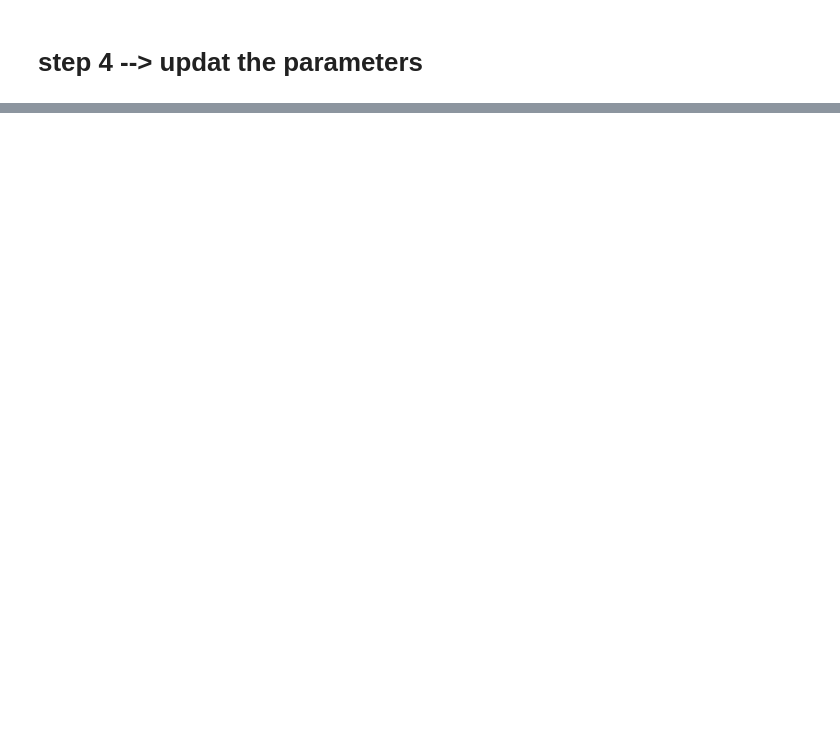
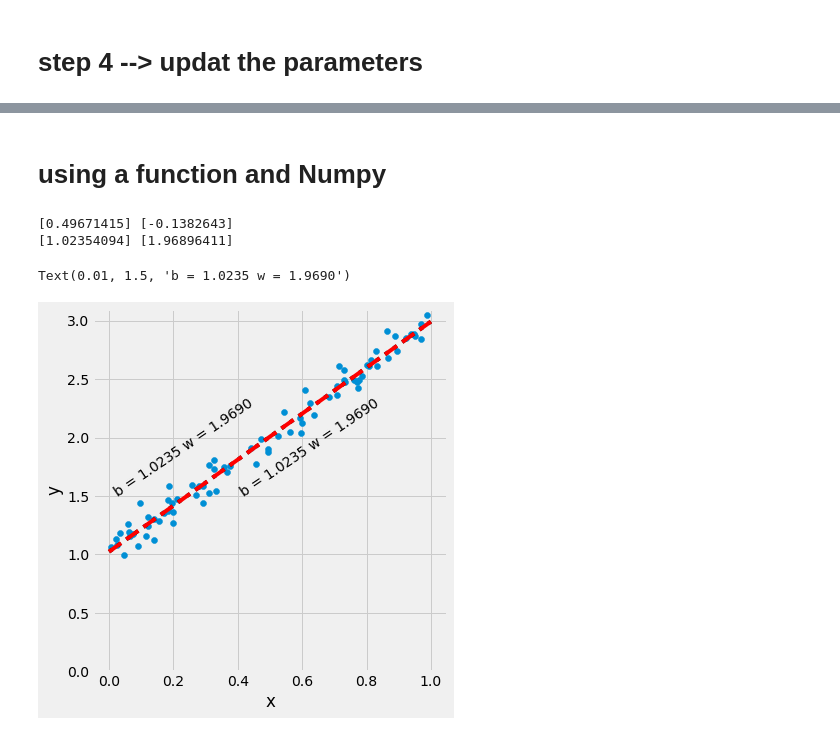
Before and after one commit to raviakasapu/DeepLearningPyTorch, a Jupyter notebook: Deep_Learning_with_PyTorch_01_Regression.ipynb, the cells around one changed output, grey strips where cells are left out. Drawn from its saved outputs; the diff is of its cells as text; code cells hidden in the pictures; blank space fills up the shorter version.

```diff
--- a/Deep_Learning_with_PyTorch_01_Regression.ipynb
+++ b/Deep_Learning_with_PyTorch_01_Regression.ipynb
@@ -153,0 +139,28 @@ print(b,w)
+# %% [markdown]
+# using a function and Numpy
+# %%
+np.random.seed(42)
+b = np.random.randn(1)
+w = np.random.randn(1)
+
+print(b,w)
+
+lr = 0.1
+n_epochs = 1000
+
+for epoch in range(n_epochs):
+  yhat = b + w * x_train
+
+  error = (yhat - y_train)
+  loss = (error ** 2 ).mean()
+
+  b_grad = 2 * error.mean()
+  w_grad = 2 * (x_train * error).mean()
+
+  b = b - lr * b_grad
+  w = w - lr * w_grad
+
+print(b,w)
+# %% [output]
+[0.49671415] [-0.1382643]
+[1.02354094] [1.96896411]
@@ -153,0 +174,26 @@ print(b,w)
+# %%
+fig, ax = plt.subplots(1, 1, figsize=(6, 6))
+ax.set_xlabel('x')
+ax.set_ylabel('y')
+ax.set_ylim([0, 3.1])
+
+# Dataset
+ax.scatter(x_train, y_train)
+fig.tight_layout()
+
+x_range = np.linspace(0, 1, 101)
+
+regression = LinearRegression()
+regression.fit(x_train, y_train)
+b_minimum, w_minimum = regression.intercept_[0], regression.coef_[0][0]
+
+yhat_range = b_minimum + w_minimum * x_range
+ax.plot(x_range, yhat_range, label='Final model\'s predictions', c='k', linestyle=':')
+ax.annotate('b = {:.4f} w = {:.4f}'.format(b_minimum, w_minimum), xy=(.4, 1.5), c='k', rotation=34)
+
+yhat_pred = b + w * x_range
+ax.plot(x_range, yhat_pred, label='Final model\'s predictions', c='k', linestyle='--',color='r')
+ax.annotate('b = {:.4f} w = {:.4f}'.format(b[0], w[0]), xy=(.01, 1.5), c='k', rotation=34,color='r')
+# %% [output]
+Text(0.01, 1.5, 'b = 1.0235 w = 1.9690')
+[figure, added]
```
Also changed, not shown: parts of 12 cells of this notebook.
